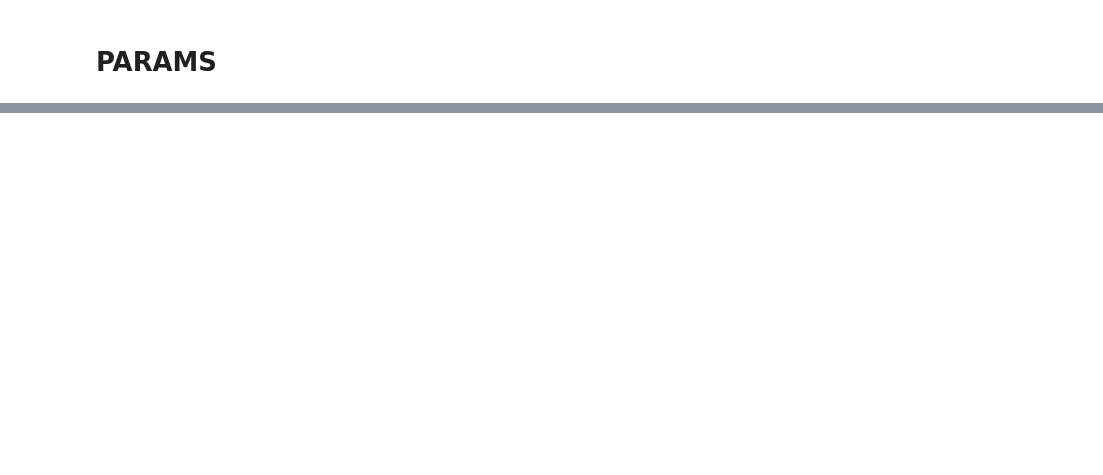
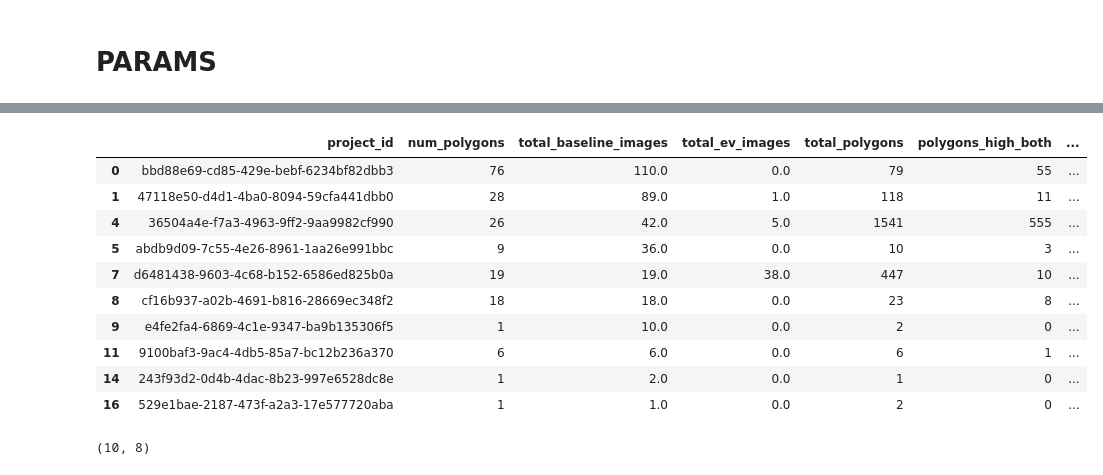
Before and after one commit to wri/decision-tree, a Jupyter notebook: notebooks/decision_tree.ipynb, the cells around one changed output, grey strips where cells are left out. Saved outputs shown, nothing was run; the diff lists cells and outputs as text; code cells hidden in the pictures; blank space fills up the shorter version.

```diff
--- a/notebooks/decision_tree.ipynb
+++ b/notebooks/decision_tree.ipynb
@@ -227,0 +590,16 @@ Name: baseline_img_count, dtype: int64
+# %%
+merged_df = merged_df.merge(full[['project_id', 'landscape']], on='project_id', how='inner')
+merged_df = merged_df.dropna(subset=['landscape'])
+merged_df
+# %% [output]
+|  | project_id | num_polygons | total_baseline_images | total_ev_images | total_polygons | polygons_high_both | ... |
+| 0 | bbd88e69-cd85-429e-bebf-6234bf82dbb3 | 76 | 110.0 | 0.0 | 79 | 55 | ... |
+| 1 | 47118e50-d4d1-4ba0-8094-59cfa441dbb0 | 28 | 89.0 | 1.0 | 118 | 11 | ... |
+| 4 | 36504a4e-f7a3-4963-9ff2-9aa9982cf990 | 26 | 42.0 | 5.0 | 1541 | 555 | ... |
+| 5 | abdb9d09-7c55-4e26-8961-1aa26e991bbc | 9 | 36.0 | 0.0 | 10 | 3 | ... |
+| 7 | d6481438-9603-4c68-b152-6586ed825b0a | 19 | 19.0 | 38.0 | 447 | 10 | ... |
+| 8 | cf16b937-a02b-4691-b816-28669ec348f2 | 18 | 18.0 | 0.0 | 23 | 8 | ... |
+| 9 | e4fe2fa4-6869-4c1e-9347-ba9b135306f5 | 1 | 10.0 | 0.0 | 2 | 0 | ... |
+| 11 | 9100baf3-9ac4-4db5-85a7-bc12b236a370 | 6 | 6.0 | 0.0 | 6 | 1 | ... |
+| 14 | 243f93d2-0d4b-4dac-8b23-997e6528dc8e | 1 | 2.0 | 0.0 | 1 | 0 | ... |
+| 16 | 529e1bae-2187-473f-a2a3-17e577720aba | 1 | 1.0 | 0.0 | 2 | 0 | ... |
@@ -227,0 +608,4 @@ Name: baseline_img_count, dtype: int64
+# %%
+merged_df.shape
+# %% [output]
+(10, 8)
```
Also changed, not shown: parts of 79 cells of this notebook.
